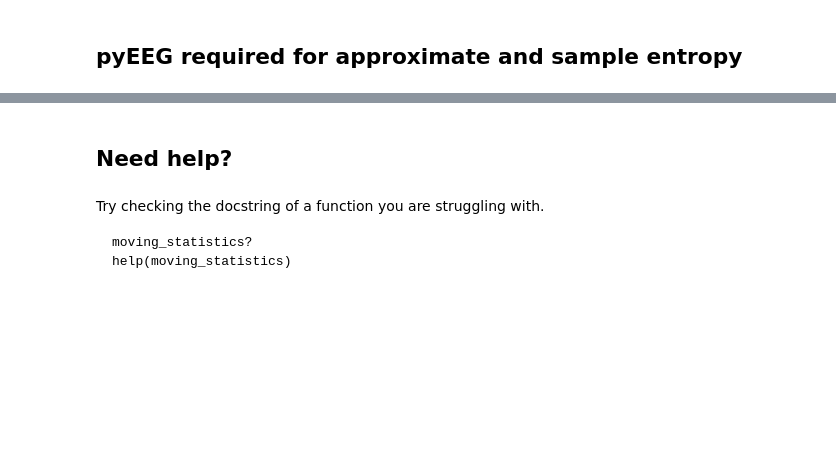
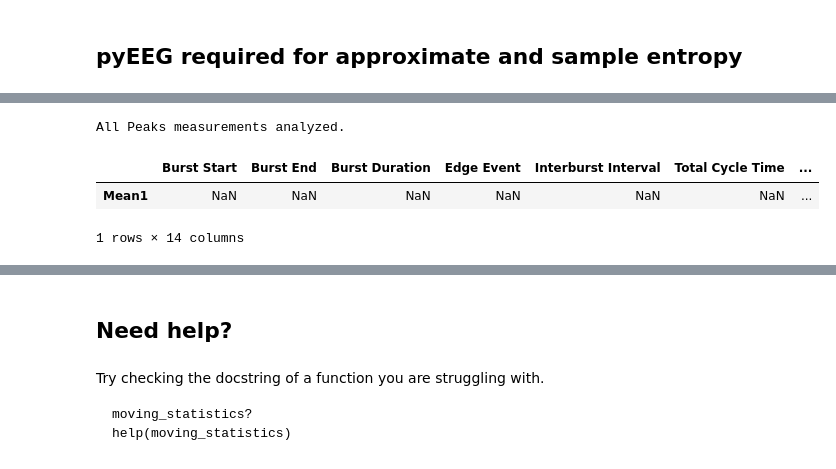
Before and after one commit to drcgw/bass, a Jupyter notebook: Kitchen Sink-Bass.ipynb, the cells around one changed output, grey strips where cells are left out. Drawn from its saved outputs; the diff is of its cells as text; code cells hidden in the pictures; blank space fills up the shorter version.

```diff
--- a/Kitchen Sink-Bass.ipynb
+++ b/Kitchen Sink-Bass.ipynb
@@ -148,8 +168,9 @@ Settings['PSD-Event']['LF'] = 0.15 #max of the range of the low freq band. range
 Settings['PSD-Event']['HF'] = 0.4 #max of the range of the high freq band. range is lf:hf. hf can be no more than (hz/2)
 Settings['PSD-Event']['dx'] = 10 #segmentation for the area under the curve.
 
-event_type = 'Bursts'
-meas = 'Interburst Interval'
+event_type = 'Peaks'
+meas = 'Intervals'
 key = 'Mean1'
-Results = psd_event(event_type, meas, key, Data, Settings, Results)
+scale = 'raw'
+Results = psd_event(event_type, meas, key, scale, Data, Settings, Results)
 Results['PSD-Event'][key]
@@ -190,7 +215,7 @@ Results['Histogram Entropy']
 ## pyEEG required for approximate and sample entropy
 # %%
 #Approximate Entropy-events
-event_type = 'Bursts'
+event_type = 'Peaks'
 meas = 'all'
 Results = ap_entropy_wrapper(event_type, meas, Data, Settings, Results)
 Results['Approximate Entropy']
@@ -197,9 +227,14 @@ Results['Approximate Entropy']
 # %%
 #Sample Entropy-events
-event_type = 'Bursts'
+event_type = 'Peaks'
 meas = 'all'
 Results = samp_entropy_wrapper(event_type, meas, Data, Settings, Results)
 Results['Sample Entropy']
+# %% [output]
+All Peaks measurements analyzed.
+|  | Burst Start | Burst End | Burst Duration | Edge Event | Interburst Interval | Total Cycle Time | ... |
+| Mean1 | NaN | NaN | NaN | NaN | NaN | NaN | ... |
+1 rows × 14 columns
 # %%
 #Approximate Entropy on raw signal
 #takes a VERY long time
```
Also changed, not shown: parts of 9 cells of this notebook, 5 other files.
